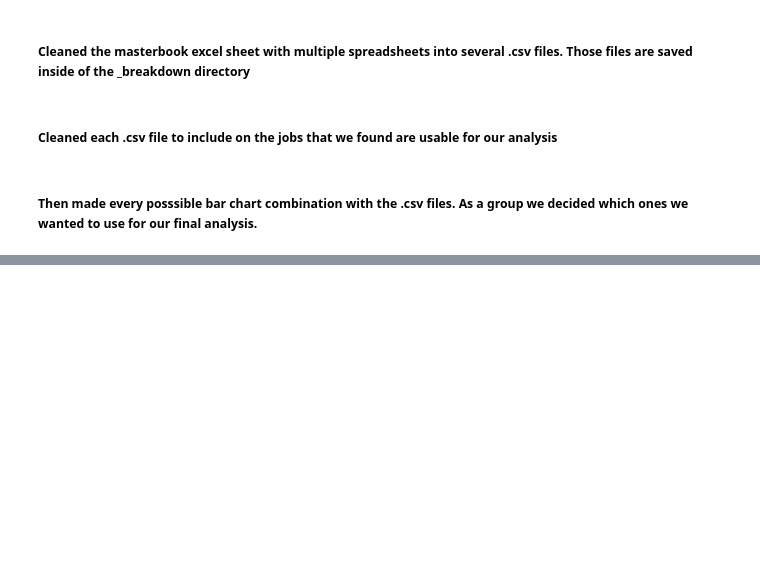
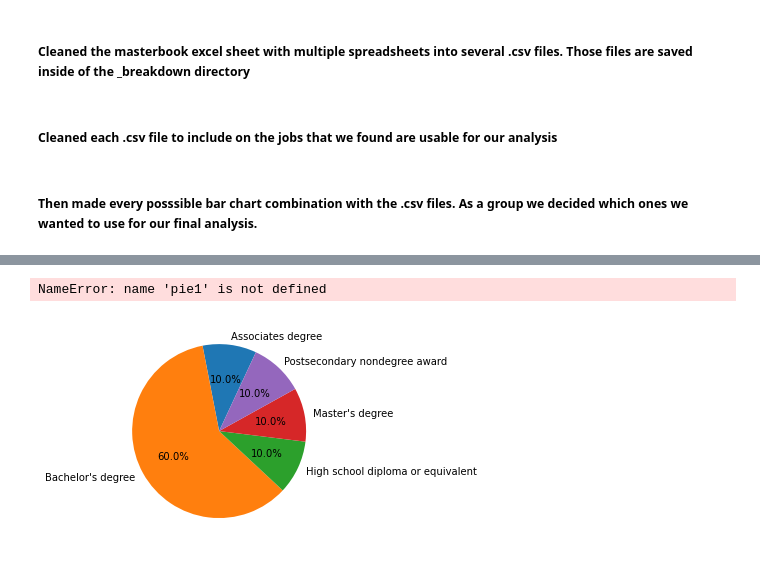
Before and after one commit to meduardoscervantes/Data-Industry-Analysis, a Jupyter notebook: Final_Analysis.ipynb, the cells around one changed output, grey strips where cells are left out. Saved outputs shown, nothing was run; the diff lists cells and outputs as text; code cells hidden in the pictures; blank space fills up the shorter version.

```diff
--- a/Final_Analysis.ipynb
+++ b/Final_Analysis.ipynb
@@ -198,0 +272,10 @@ if production:
+# %%
+labels = ["Associates degree", "Bachelor's degree", "High school diploma or equivalent" , "Master's degree", "Postsecondary nondegree award"]
+plt.pie(degree_count, labels=labels, autopct='%1.1f%%', startangle=65)
+pie1.axis('equal')
+plt.title("Typical Education Required")
+plt.show()
+plt.savefig("education_required.png")
+# %% [output]
+NameError: name 'pie1' is not defined
+[figure, added]
```
Also changed, not shown: parts of 6 cells of this notebook, 1 other file.
